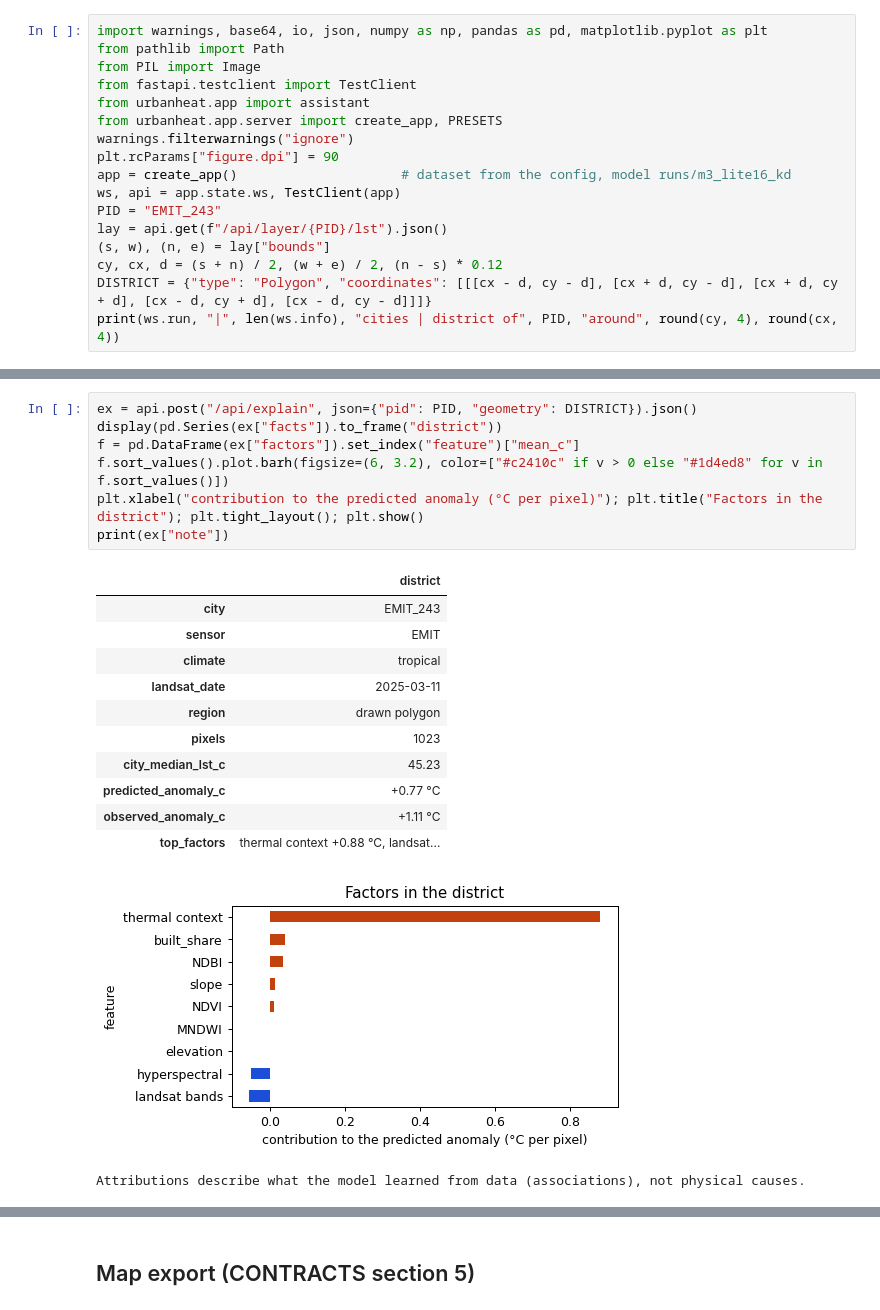
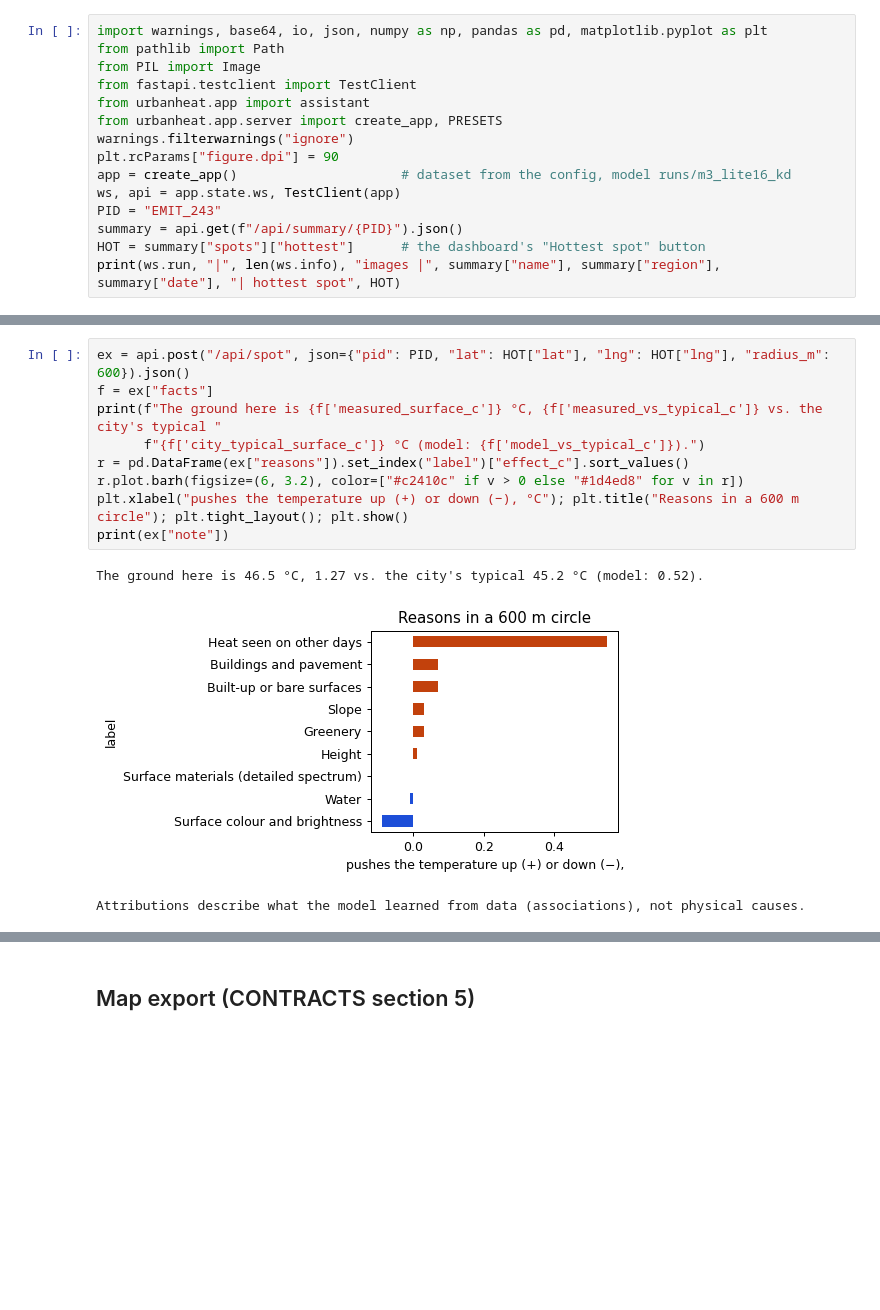
Before and after one commit to sebin-droid/Hyperspectral-and-Thermal, a Jupyter notebook: notebooks/member4/03_dashboard.ipynb, the cells around one changed output, grey strips where cells are left out. Saved outputs shown, nothing was run; the diff lists cells and outputs as text; blank space fills up the shorter version.

```diff
--- a/notebooks/member4/03_dashboard.ipynb
+++ b/notebooks/member4/03_dashboard.ipynb
@@ -28,9 +43,7 @@ plt.rcParams["figure.dpi"] = 90
 app = create_app()                     # dataset from the config, model runs/m3_lite16_kd
 ws, api = app.state.ws, TestClient(app)
 PID = "EMIT_243"
-lay = api.get(f"/api/layer/{PID}/lst").json()
-(s, w), (n, e) = lay["bounds"]
-cy, cx, d = (s + n) / 2, (w + e) / 2, (n - s) * 0.12
-DISTRICT = {"type": "Polygon", "coordinates": [[[cx - d, cy - d], [cx + d, cy - d], [cx + d, cy + d], [cx - d, cy + d], [cx - d, cy - d]]]}
-print(ws.run, "|", len(ws.info), "cities | district of", PID, "around", round(cy, 4), round(cx, 4))
+summary = api.get(f"/api/summary/{PID}").json()
+HOT = summary["spots"]["hottest"]      # the dashboard's "Hottest spot" button
+print(ws.run, "|", len(ws.info), "images |", summary["name"], summary["region"], summary["date"], "| hottest spot", HOT)
 # %% [output]
@@ -56,21 +112,13 @@ plt.suptitle(f"{PID}: map layers as the dashboard shows them (dashed: the distri
 # %%
-ex = api.post("/api/explain", json={"pid": PID, "geometry": DISTRICT}).json()
-display(pd.Series(ex["facts"]).to_frame("district"))
-f = pd.DataFrame(ex["factors"]).set_index("feature")["mean_c"]
-f.sort_values().plot.barh(figsize=(6, 3.2), color=["#c2410c" if v > 0 else "#1d4ed8" for v in f.sort_values()])
-plt.xlabel("contribution to the predicted anomaly (°C per pixel)"); plt.title("Factors in the district"); plt.tight_layout(); plt.show()
+ex = api.post("/api/spot", json={"pid": PID, "lat": HOT["lat"], "lng": HOT["lng"], "radius_m": 600}).json()
+f = ex["facts"]
+print(f"The ground here is {f['measured_surface_c']} °C, {f['measured_vs_typical_c']} vs. the city's typical "
+      f"{f['city_typical_surface_c']} °C (model: {f['model_vs_typical_c']}).")
+r = pd.DataFrame(ex["reasons"]).set_index("label")["effect_c"].sort_values()
+r.plot.barh(figsize=(6, 3.2), color=["#c2410c" if v > 0 else "#1d4ed8" for v in r])
+plt.xlabel("pushes the temperature up (+) or down (−), °C"); plt.title("Reasons in a 600 m circle"); plt.tight_layout(); plt.show()
 print(ex["note"])
 # %% [output]
-|  | district |
-| city | EMIT_243 |
-| sensor | EMIT |
-| climate | tropical |
-| landsat_date | 2025-03-11 |
-| region | drawn polygon |
-| pixels | 1023 |
-| city_median_lst_c | 45.23 |
-| predicted_anomaly_c | +0.77 °C |
-| observed_anomaly_c | +1.11 °C |
-| top_factors | thermal context +0.88 °C, landsat... |
+The ground here is 46.5 °C, 1.27 vs. the city's typical 45.2 °C (model: 0.52).
-[figure, old version]
+[figure, new version]
-Attributions describe what the model learned from data (associations), not physical causes.
+Attributions describe what the model learned from data (associations), not physical causes.
```
Also changed, not shown: parts of 16 cells of this notebook, 11 other files.
